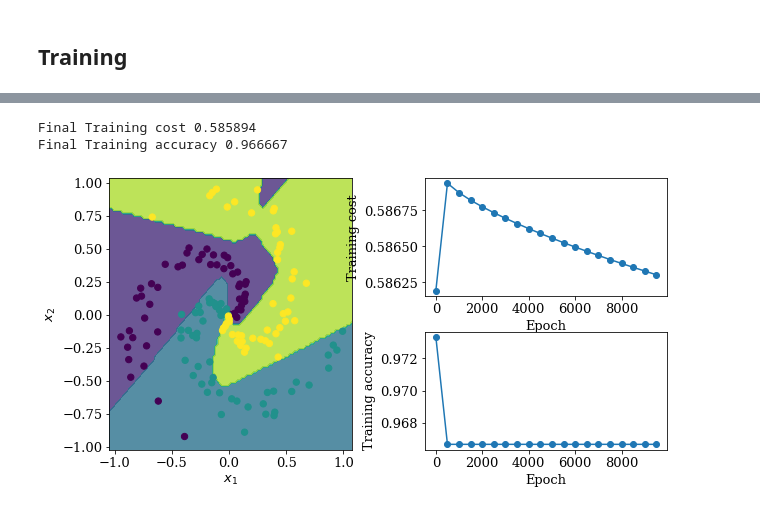
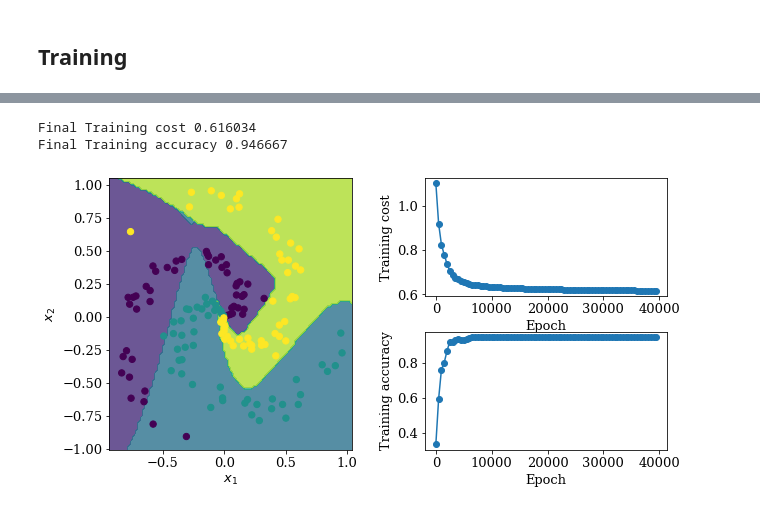
Before and after one commit to cherryng/MLcourse, a Jupyter notebook: H4_Q2_tutorial_spirals_pytorch.ipynb, the cells around one changed output, grey strips where cells are left out. Saved outputs shown, nothing was run; the diff lists cells and outputs as text; code cells hidden in the pictures.

```diff
--- a/H4_Q2_tutorial_spirals_pytorch.ipynb
+++ b/H4_Q2_tutorial_spirals_pytorch.ipynb
@@ -421,5 +421,14 @@ Final Training accuracy 0.873333
 # %%
 #Studying the learning rate parameters, use sigmoid+1 hidden layer since it seems to be the best so far.
+
+#function to find nearest value in array
+import math
+def find_nearest(array,value):
+    idx = np.searchsorted(array, value, side="left")
+    if idx > 0 and (idx == len(array) or math.fabs(value - array[idx-1]) < math.fabs(value - array[idx])):
+        return idx-1
+    else:
+        return idx
 
 class FeedforwardNN(torch.nn.Module):
     def __init__(self, input_size, hidden_size, output_size):
@@ -453,10 +462,10 @@ class FeedforwardNN(torch.nn.Module):
 input_size = 2
 hidden_size = 4
 output_size = K
-model = FeedforwardNN(input_size, hidden_size, output_size)
 
 ### Store the input data as a PyTorch tensor ###
 x_train = torch.tensor(x_train, dtype = torch.float)
+
 
 ### One hot encoding ###
 t_onehot = np.zeros((t_train.size, K))
@@ -467,51 +476,70 @@ t_onehot = torch.tensor(t_onehot, dtype = torch.float)
 ### Cost function: ###
 cost_func = torch.nn.CrossEntropyLoss()
 
-N_epochs = 10000 # number of times to run gradient descent
+N_epochs = 40000 # number of times to run gradient descent
 
 costs = []
 accuracies = []
-learning_rates = np.linspace(0,2,21) #test a range of learning_rate
+best_epochs_80 = [] #epoch when accuracy=0.8 is first reached
+best_epochs_85 = [] #epoch when accuracy=0.85 is first reached
+best_epochs_90 = [] #epoch when accuracy=0.9 is first reached
+
+learning_rates = np.linspace(0.1,2,20) #test a range of learning_rate
 
 for i in learning_rates:
-    print("Current learning rate is", i)
+    #print("Current learning rate is", i)
+    model = FeedforwardNN(input_size, hidden_size, output_size)
     optimizer = torch.optim.SGD(model.parameters(), lr=i)
 
     epoch_list    = []
     cost_training = []
     acc_training  = []
+
 
     ### Train for several epochs: ###
     for epoch in range(N_epochs):
 
         optimizer.zero_grad() # sets the gradients to zero (necessary since PyTorch accumulates the gradients)
         NN_output = model(x_train) # Neural network output
         cost = cost_func(NN_output, t_onehot)
         cost.backward() #computes the gradients
         optimizer.step() #updating the parameters
 
         ### Update the plot and print results every 500 epochs: ###
         if epoch % 500 == 0:
             predicted_class = np.argmax(NN_output.detach().numpy(), axis=1)
             accuracy = np.mean(predicted_class == t_train)
 
             epoch_list.append(epoch)
             cost_training.append(cost.detach().numpy())
             acc_training.append(accuracy)
 
             ### Update the plot of the resulting classifier: ###
             fig = plt.figure(2,figsize=(10,5))
             fig.subplots_adjust(hspace=.3,wspace=.3)
             plt.clf()
             updatePlot()
             display.display(plt.gcf())
-            print("Iteration %d:\n  Training cost %f\n  Training accuracy %f\n" % (epoch, cost, accuracy) )
+            print("Learning rate %f\n Iteration %d:\n  Training cost %f\n  Training accuracy %f\n" % (i, epoch, cost, accuracy) )
             display.clear_output(wait=True)
             # time.sleep(0.1) #Uncomment this line if you want to slow down the rate of plot updates
     costs.append(cost.item())
     accuracies.append(accuracy)
+
+    value = 0.8
+    epoch_idx = find_nearest(acc_training, value)
+    best_epochs_80.append(epoch_list[epoch_idx])
+
+    value = 0.85
+    epoch_idx = find_nearest(acc_training, value)
+    best_epochs_85.append(epoch_list[epoch_idx])
+
+    value = 0.9
+    epoch_idx = find_nearest(acc_training, value)
+    best_epochs_90.append(epoch_list[epoch_idx])
+
 print("Final Training cost %f\nFinal Training accuracy %f\n" % (cost, accuracy) )
 # %% [output]
-Final Training cost 0.585894
-Final Training accuracy 0.966667
+Final Training cost 0.616034
+Final Training accuracy 0.946667
-[figure, old version]
+[figure, new version]
```
Also changed, not shown: parts of 6 cells of this notebook.
